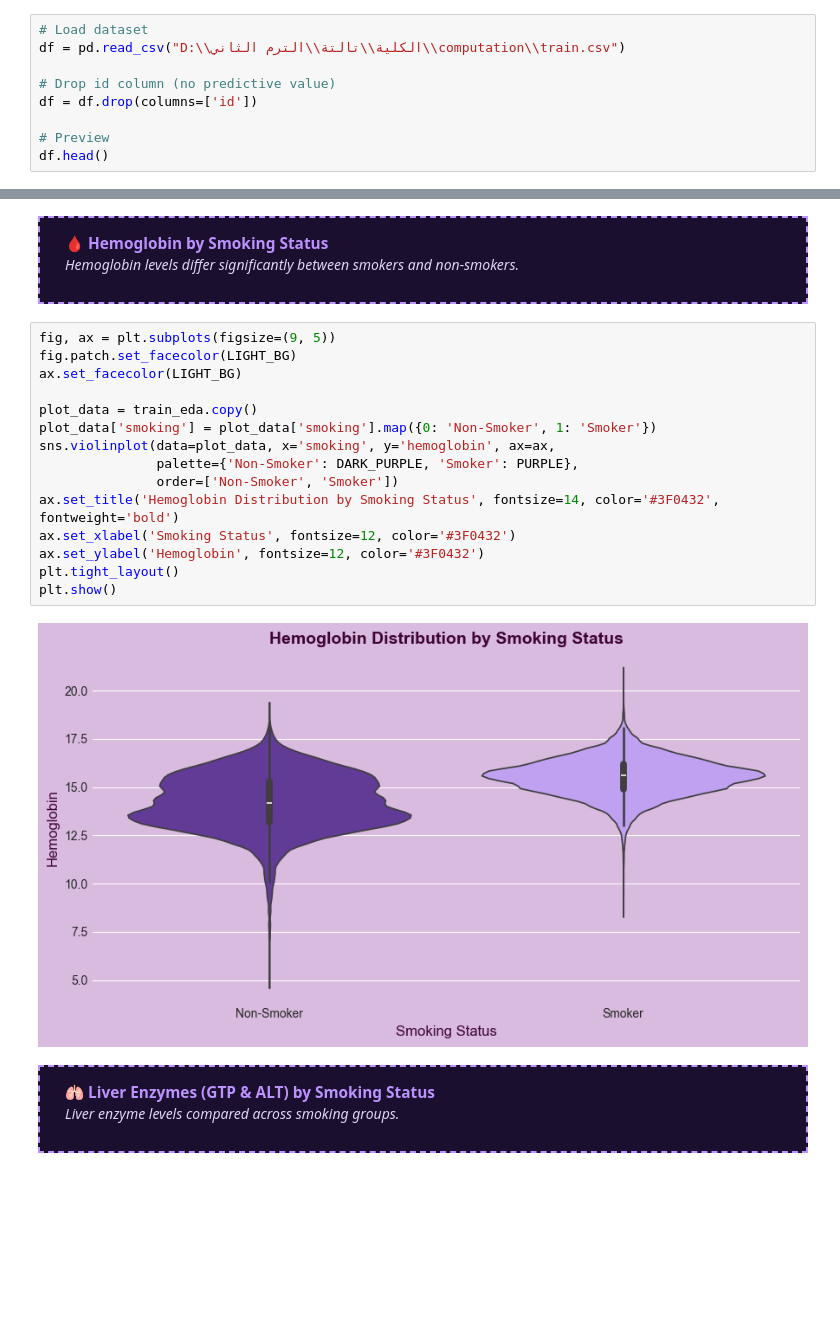
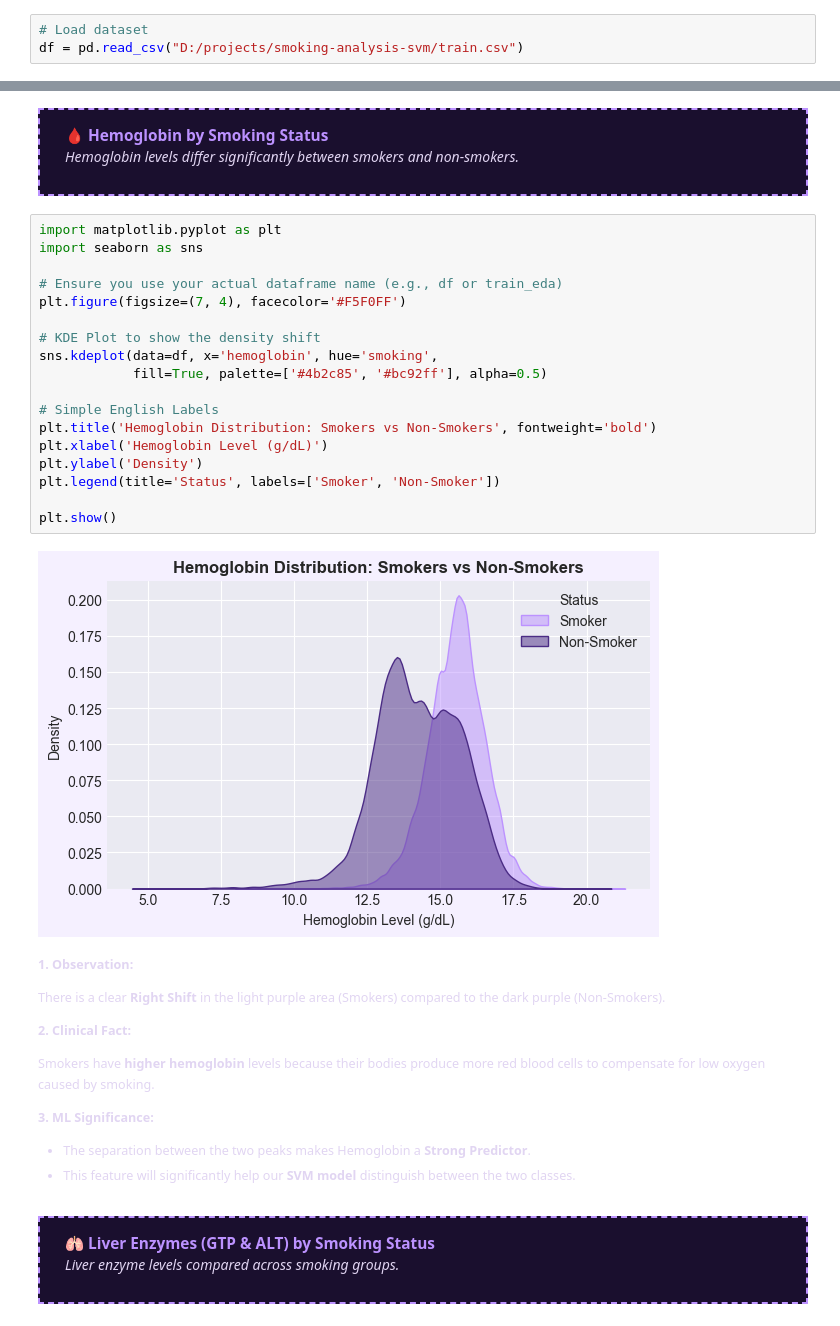
Before and after one commit to Shimaasaid999/smoking-analysis-svm, a Jupyter notebook: smoker_svm_notebook_final.ipynb, the cells around one changed output, grey strips where cells are left out. Drawn from its saved outputs; the diff is of its cells as text; blank space fills up the shorter version.

```diff
--- a/smoker_svm_notebook_final.ipynb
+++ b/smoker_svm_notebook_final.ipynb
@@ -91,10 +104,4 @@ print("✅ All libraries imported successfully!")
 </div>
 # %%
 # Load dataset
-df = pd.read_csv("D:\\الكلية\\تالتة\\الترم الثاني\\computation\\train.csv")
-
-# Drop id column (no predictive value)
-df = df.drop(columns=['id'])
-
-# Preview
-df.head()
+df = pd.read_csv("D:/projects/smoking-analysis-svm/train.csv")
@@ -477,22 +575,39 @@ plt.show()
     <p style="color:#e1d5f2;margin:0;font-size:1em;font-style:italic;">Hemoglobin levels differ significantly between smokers and non-smokers.</p>
 </div>
 # %%
-fig, ax = plt.subplots(figsize=(9, 5))
-fig.patch.set_facecolor(LIGHT_BG)
-ax.set_facecolor(LIGHT_BG)
+import matplotlib.pyplot as plt
+import seaborn as sns
 
-plot_data = train_eda.copy()
-plot_data['smoking'] = plot_data['smoking'].map({0: 'Non-Smoker', 1: 'Smoker'})
-sns.violinplot(data=plot_data, x='smoking', y='hemoglobin', ax=ax,
-               palette={'Non-Smoker': DARK_PURPLE, 'Smoker': PURPLE},
-               order=['Non-Smoker', 'Smoker'])
-ax.set_title('Hemoglobin Distribution by Smoking Status', fontsize=14, color='#3F0432', fontweight='bold')
-ax.set_xlabel('Smoking Status', fontsize=12, color='#3F0432')
-ax.set_ylabel('Hemoglobin', fontsize=12, color='#3F0432')
-plt.tight_layout()
+# Ensure you use your actual dataframe name (e.g., df or train_eda)
+plt.figure(figsize=(7, 4), facecolor='#F5F0FF')
+
+# KDE Plot to show the density shift
+sns.kdeplot(data=df, x='hemoglobin', hue='smoking',
+            fill=True, palette=['#4b2c85', '#bc92ff'], alpha=0.5)
+
+# Simple English Labels
+plt.title('Hemoglobin Distribution: Smokers vs Non-Smokers', fontweight='bold')
+plt.xlabel('Hemoglobin Level (g/dL)')
+plt.ylabel('Density')
+plt.legend(title='Status', labels=['Smoker', 'Non-Smoker'])
+
 plt.show()
 # %% [output]
-[figure, old version]
+[figure, new version]
+# %% [markdown]
+<div style="color: #e1d5f2; font-size: 0.9em; line-height: 1.6;">
+    <p><strong>1. Observation:</strong></p>
+    <p>There is a clear <b>Right Shift</b> in the light purple area (Smokers) compared to the dark purple (Non-Smokers).</p>
+
+<p><strong>2. Clinical Fact:</strong></p>
+<p>Smokers have <b>higher hemoglobin</b> levels because their bodies produce more red blood cells to compensate for low oxygen caused by smoking.</p>
+
+<p><strong>3. ML Significance:</strong></p>
+<ul style="padding-left: 20px;">
+    <li>The separation between the two peaks makes Hemoglobin a <b>Strong Predictor</b>.</li>
+    <li>This feature will significantly help our <b>SVM model</b> distinguish between the two classes.</li>
+</ul>
+</div>
 # %% [markdown]
 <div style="max-width:1000px;margin:auto;background-color:#1a0f2e;padding:15px 25px;border-radius:50px;border:2px dashed #bc92ff;display:flex;align-items:center;justify-content:space-between;">
     <span style="color:#bc92ff;font-weight:bold;font-size:1.1em;font-family:'Segoe UI',sans-serif;">🫁 Liver Enzymes (GTP & ALT) by Smoking Status</span>
```
Also changed, not shown: parts of 35 cells of this notebook, 1 other file.
